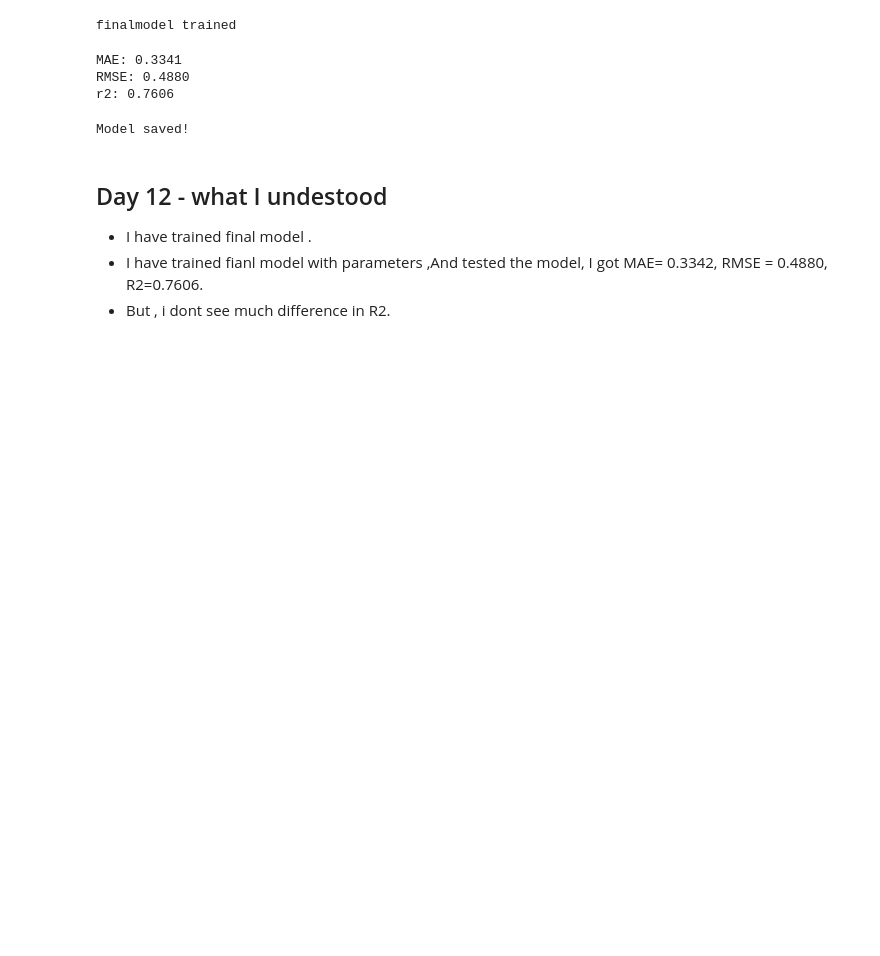
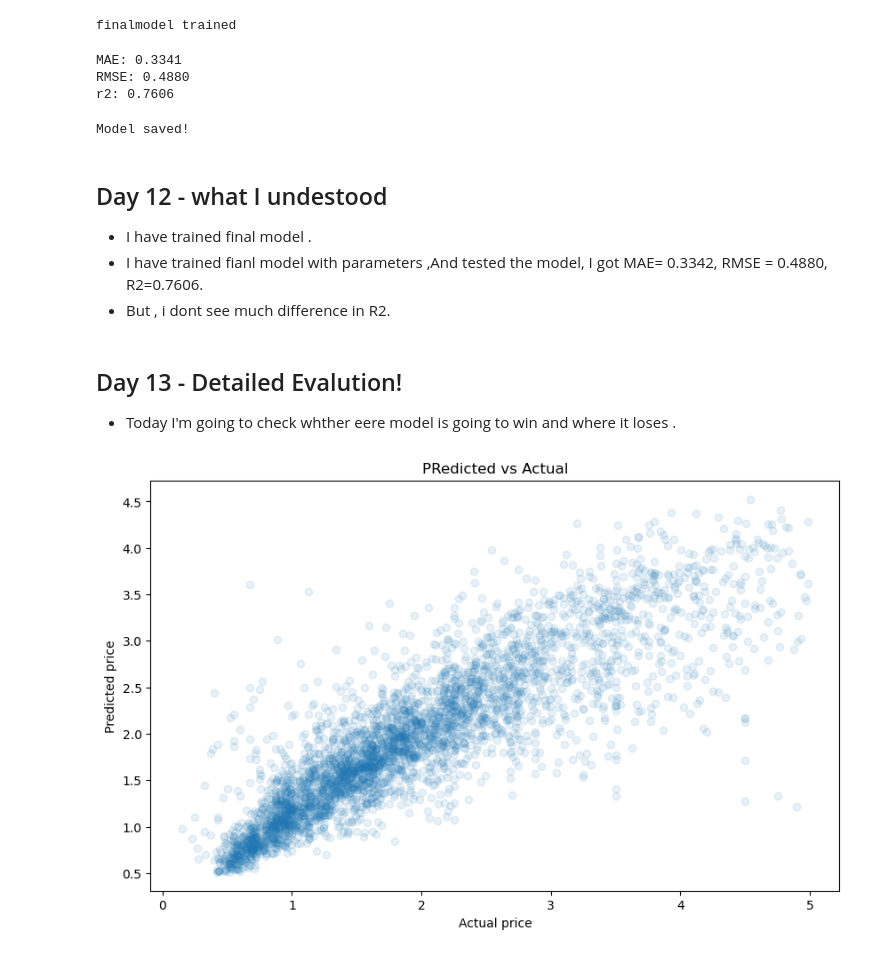
Before and after one commit to Roshan0003goud/california-housing-regression, a Jupyter notebook: notebooks/03_modeling.ipynb, the cells around one changed output. Saved outputs shown, nothing was run; the diff lists cells and outputs as text; code cells hidden in the pictures; blank space fills up the shorter version.

Commit message:
Day 13- Detailed Evalution

```diff
--- a/notebooks/03_modeling.ipynb
+++ b/notebooks/03_modeling.ipynb
@@ -188,3 +188,15 @@ Model saved!
 - I have trained final model .
 - I have trained fianl model with parameters ,And tested the model, I got MAE= 0.3342, RMSE = 0.4880, R2=0.7606.
 - But , i dont see much difference in R2.
+# %% [markdown]
+## Day 13 - Detailed Evalution!
+- Today I'm going to check whther eere model is going to win and where it loses .
+# %%
+plt.figure(figsize=(10, 6))
+plt.scatter(y_test, y_pred_final, alpha=0.1)
+plt.xlabel("Actual price")
+plt.ylabel("Predicted price")
+plt.title("PRedicted vs Actual")
+plt.show()
+# %% [output]
+[figure, added]
```
Also changed, not shown: parts of 5 cells of this notebook.
